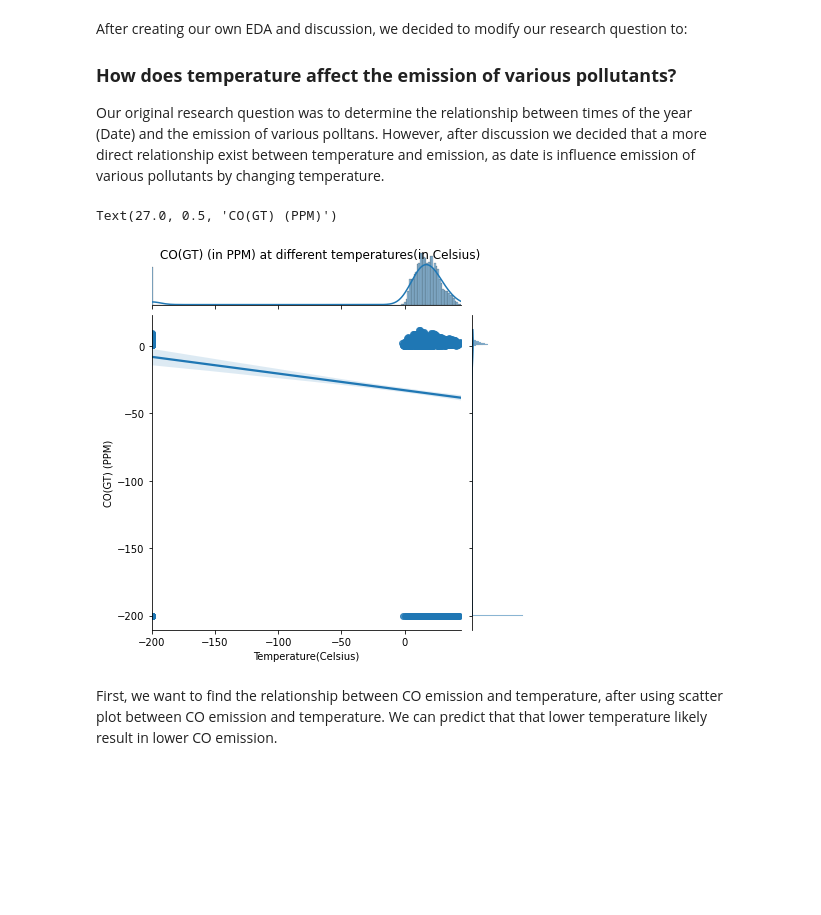
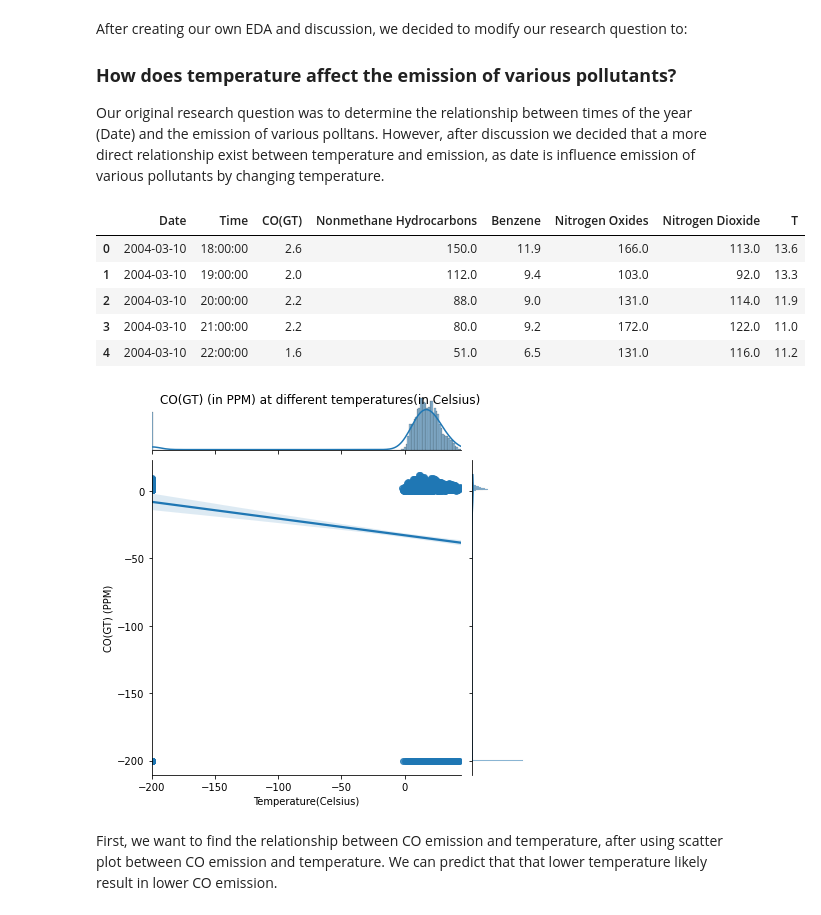
Before and after one commit to data301-2020-winter1/course-project-group_6018, a Jupyter notebook: analysis/submitted/Final_Analysis.ipynb, the cells around one changed output. Cells and saved outputs as stored; diff of their text form; code cells hidden in the pictures; blank space fills up the shorter version.

```diff
--- a/analysis/submitted/Final_Analysis.ipynb
+++ b/analysis/submitted/Final_Analysis.ipynb
@@ -8,26 +8,31 @@ Our original research question was to determine the relationship between times o
 # %%
 import pandas as pd
 import numpy as np
 import matplotlib.pyplot as plt
 import seaborn as sns
 import pandas_profiling
 
 
 
 
 
-df= (pd.read_csv('AirQualityUCI.csv')
+df= (pd.read_csv(r'C:\Users\SAINT\Desktop\COSC301\course-project-group_6018\data\raw\AirQualityUCI_original.csv')
      .drop(columns=['PT08.S1(CO)', 'PT08.S2(NMHC)','PT08.S3(NOx)','PT08.S4(NO2)','PT08.S5(O3)','Unnamed: 15','Unnamed: 16','RH','AH'])
      .dropna()
      .rename(columns={"NMHC(GT)": "Nonmethane Hydrocarbons", "C6H6(GT)": "Benzene", "NOx(GT)": "Nitrogen Oxides", "NO2(GT)": "Nitrogen Dioxide"})
     )
-df.head()
+
 co = sns.jointplot(x='T', y='CO(GT)', data=df, kind='reg')
 co.fig.suptitle("CO(GT) (in PPM) at different temperatures(in Celsius)")
 plt.xlabel("Temperature(Celsius)")
 plt.ylabel("CO(GT) (PPM)")
 # %% [output]
-Text(27.0, 0.5, 'CO(GT) (PPM)')
+|  | Date | Time | CO(GT) | Nonmethane Hydrocarbons | Benzene | Nitrogen Oxides | Nitrogen Dioxide | T |
+| 0 | 2004-03-10 | 18:00:00 | 2.6 | 150.0 | 11.9 | 166.0 | 113.0 | 13.6 |
+| 1 | 2004-03-10 | 19:00:00 | 2.0 | 112.0 | 9.4 | 103.0 | 92.0 | 13.3 |
+| 2 | 2004-03-10 | 20:00:00 | 2.2 | 88.0 | 9.0 | 131.0 | 114.0 | 11.9 |
+| 3 | 2004-03-10 | 21:00:00 | 2.2 | 80.0 | 9.2 | 172.0 | 122.0 | 11.0 |
+| 4 | 2004-03-10 | 22:00:00 | 1.6 | 51.0 | 6.5 | 131.0 | 116.0 | 11.2 |
 [figure]
 # %% [markdown]
 First, we want to find the relationship between CO emission and temperature, after using scatter plot between CO emission and temperature. We can predict that that lower temperature likely result in lower CO emission.
```
Also changed, not shown: 1 other file.
